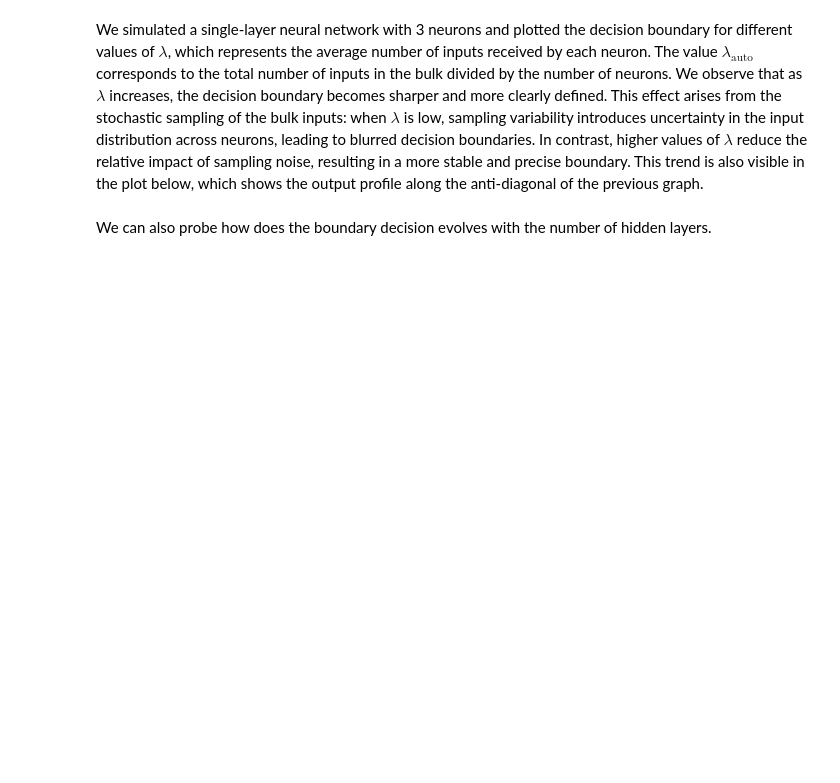
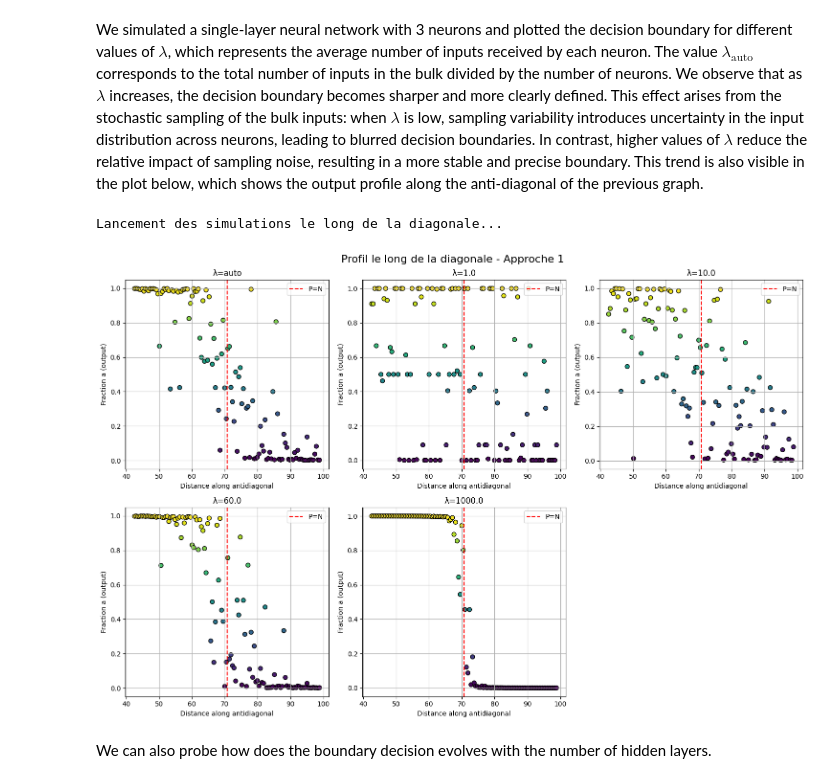
Before and after one commit to Aeronobase/Code-neural-network-with-CRNs, a Jupyter notebook: Notebook/Sym Neuron-3.Chemical neural network.ipynb, the cells around one changed output. Cells and saved outputs as stored; diff of their text form; code cells hidden in the pictures; blank space fills up the shorter version.

```diff
--- a/Notebook/Sym Neuron-3.Chemical neural network.ipynb
+++ b/Notebook/Sym Neuron-3.Chemical neural network.ipynb
@@ -137,5 +309,70 @@ from graphviz import Digraph
 # %% [markdown]
 We simulated a single-layer neural network with 3 neurons and plotted the decision boundary for different values of $\lambda$, which represents the average number of inputs received by each neuron. The value $\lambda_{\text{auto}}$ corresponds to the total number of inputs in the bulk divided by the number of neurons. We observe that as $\lambda$ increases, the decision boundary becomes sharper and more clearly defined. This effect arises from the stochastic sampling of the bulk inputs: when $\lambda$ is low, sampling variability introduces uncertainty in the input distribution across neurons, leading to blurred decision boundaries. In contrast, higher values of $\lambda$ reduce the relative impact of sampling noise, resulting in a more stable and precise boundary. This trend is also visible in the plot below, which shows the output profile along the anti-diagonal of the previous graph.
+# %%
+# --- PARTIE DIAGONALE POUR TOUTES LES VALEURS DE LAMBDA ---
+
+print("\nLancement des simulations le long de la diagonale...")
+
+# Préparation des paramètres diagonaux
+max_val = 100
+center = max_val / 2
+width_fraction = 0.4
+
+diag_length = np.sqrt(2) * max_val
+half_window = diag_length * width_fraction / 2
+
+n_diag_points = 300
+P_full = np.linspace(max_val, 0, n_diag_points)
+N_full = np.linspace(0, max_val, n_diag_points)
+
+dist_full = np.sqrt((P_full - P_full[0])**2 + (N_full - N_full[0])**2)
+center_dist = diag_length / 2
+mask = (dist_full >= center_dist - half_window) & (dist_full <= center_dist + half_window)
+
+P_diag = P_full[mask]
+N_diag = N_full[mask]
+dist_diag = dist_full[mask]
+
+# Subplots pour les courbes diagonales
+fig_diag, axes_diag = plt.subplots(2, 3, figsize=(15, 10))
+axes_diag = axes_diag.flatten()
+
+for i, lambda_val in enumerate(lambda_values):
+    Z_diag = []
+    desc = f"Diag λ={lambda_val if lambda_val is not None else 'auto'}"
+    for P_input, N_input in tqdm(zip(P_diag, N_diag), total=len(P_diag), desc=desc):
+        if approach == 1:
+            a_final, b_final = simulate_network_sum(np.array([P_input]), np.array([N_input]), n_layers, n_neurons, lambda_override=lambda_val)
+        elif approach == 2:
+            a_final, b_final = simulate_network_vector(P_input, N_input, n_layers, n_neurons, lambda_override=lambda_val)
+        else:
+            raise ValueError("Approach must be 1 or 2")
+
+        ratio = a_final / (a_final + b_final) if (a_final + b_final) > 0 else 0.0
+        Z_diag.append(ratio)
+
+    Z_diag = np.array(Z_diag)
+
+    ax = axes_diag[i]
+    sc = ax.scatter(dist_diag, Z_diag, c=Z_diag, cmap='viridis', s=40, edgecolor='black')
+    ax.axvline(x=center_dist, color='red', linestyle='--', linewidth=1.5, label='P=N')
+    lambda_str = f"λ={lambda_val}" if lambda_val is not None else "λ=auto"
+    ax.set_title(lambda_str, fontsize=12)
+    ax.set_xlabel('Distance along antidiagonal')
+    ax.set_ylabel('Fraction a (output)')
+    ax.legend(fontsize=10)
+    ax.grid(True)
+
+# Supprimer les axes inutiles si <6 lambdas
+for j in range(len(lambda_values), len(axes_diag)):
+    fig_diag.delaxes(axes_diag[j])
+
+plt.suptitle(f'Profil le long de la diagonale - Approche {approach}', fontsize=16)
+plt.tight_layout()
+plt.show()
+# %% [output]
+Lancement des simulations le long de la diagonale...
+[figure, added]
 # %% [markdown]
 We can also probe how does the boundary decision evolves with the number of hidden layers.
 # %%
```
Also changed, not shown: parts of 20 cells of this notebook, 3 other files.
